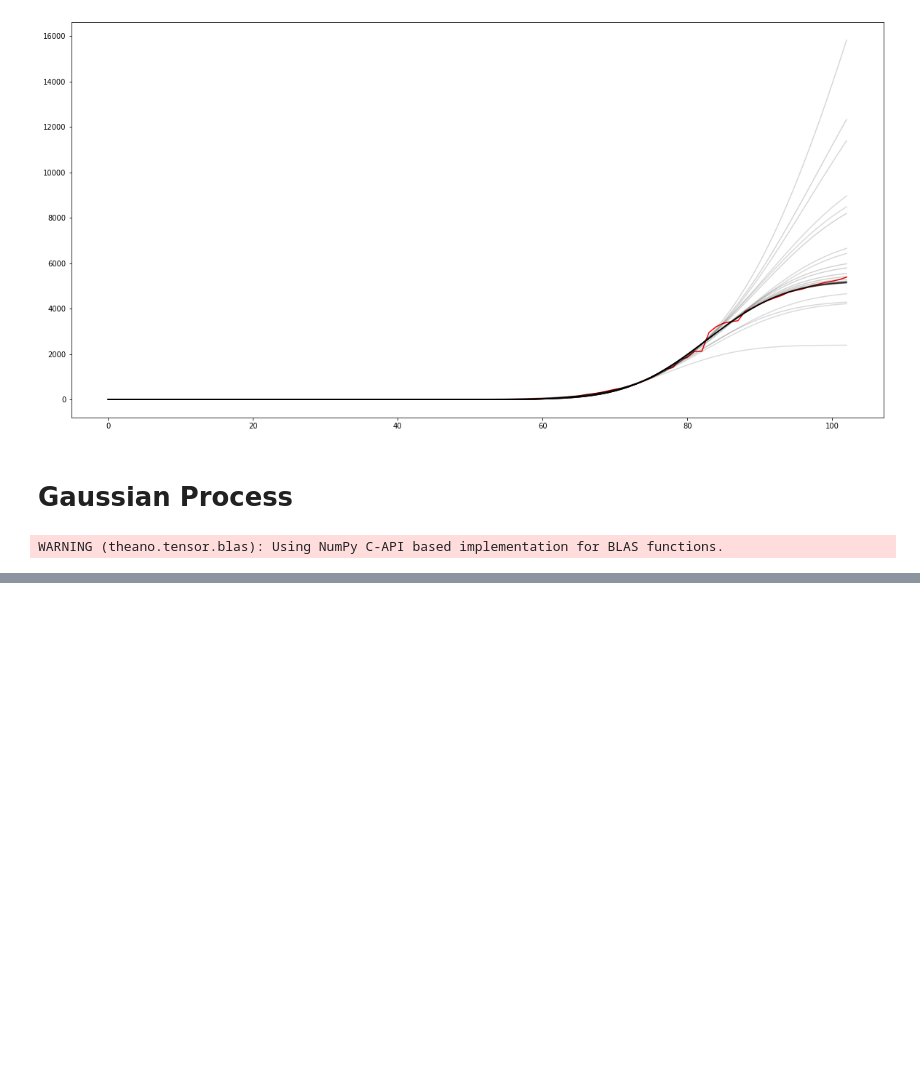
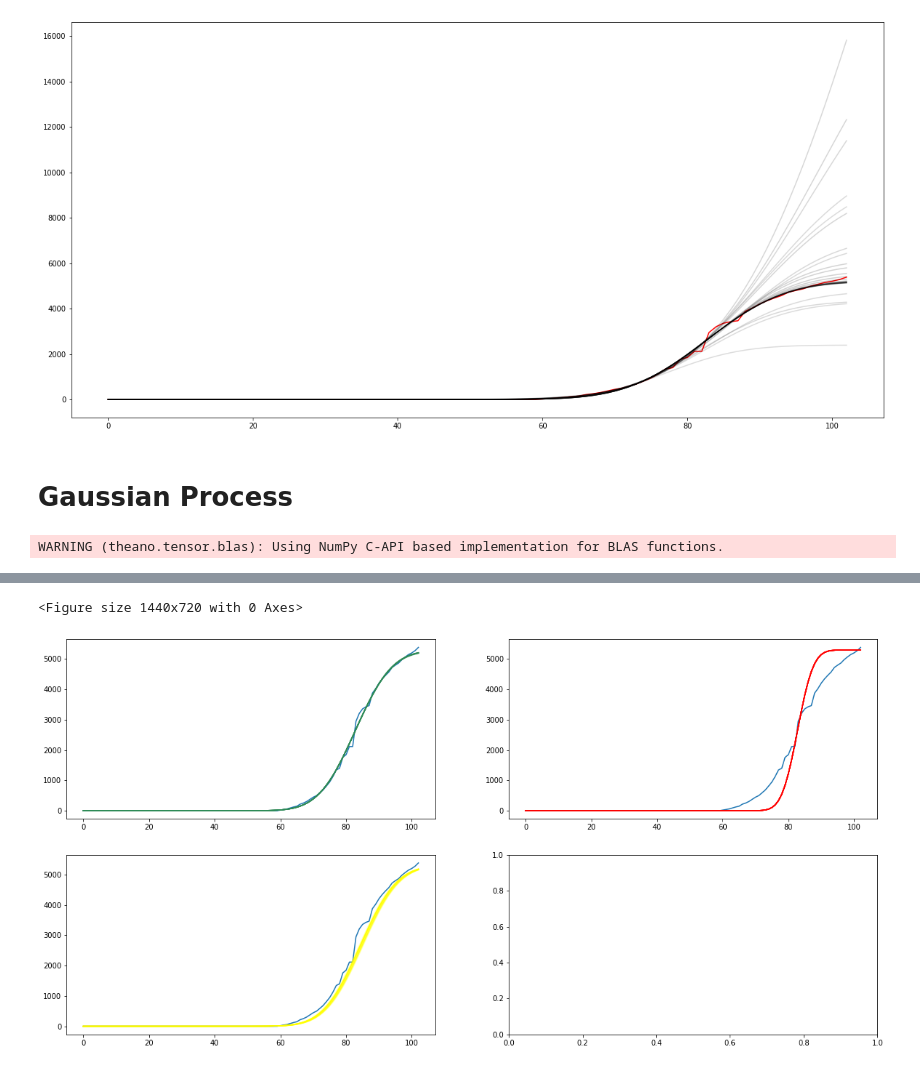
Before and after one commit to danielnee2/SKTW, a Jupyter notebook: TC/Gaussian Process.ipynb, the cells around one changed output, grey strips where cells are left out. Drawn from its saved outputs; the diff is of its cells as text; code cells hidden in the pictures; blank space fills up the shorter version.

```diff
--- a/TC/Gaussian Process.ipynb
+++ b/TC/Gaussian Process.ipynb
@@ -117,0 +126,18 @@ az.plot_trace(trace);
+# %%
+plt.figure(figsize=(20,10))
+fig, axs = plt.subplots(2, 2)
+fig.set_figheight(10)
+fig.set_figwidth(20)
+axs[0, 0].plot(t_vec, data)
+for beta in trace['β'][:20]:
+    axs[0, 0].plot(t_vec, beta * (1 + erf(means[1] * (np.array(t_vec) - means[2]))), alpha=0.3, color='seagreen')
+axs[0, 1].plot(t_vec, data)
+for gamma in trace['γ'][:20]:
+    axs[0, 1].plot(t_vec, means[0] * (1 + erf(gamma * (np.array(t_vec) - means[2]))), alpha=0.3, color='red')
+axs[1, 0].plot(t_vec, data)
+for t_int in trace['t0'][:20]:
+    axs[1, 0].plot(t_vec, means[0] * (1 + erf(means[1] * (np.array(t_vec) - t_int))), alpha=0.3, color='yellow')
+plt.show()
+# %% [output]
+<Figure size 1440x720 with 0 Axes>
+[figure, added]
```
Also changed, not shown: parts of 12 cells of this notebook, 7 other files.
